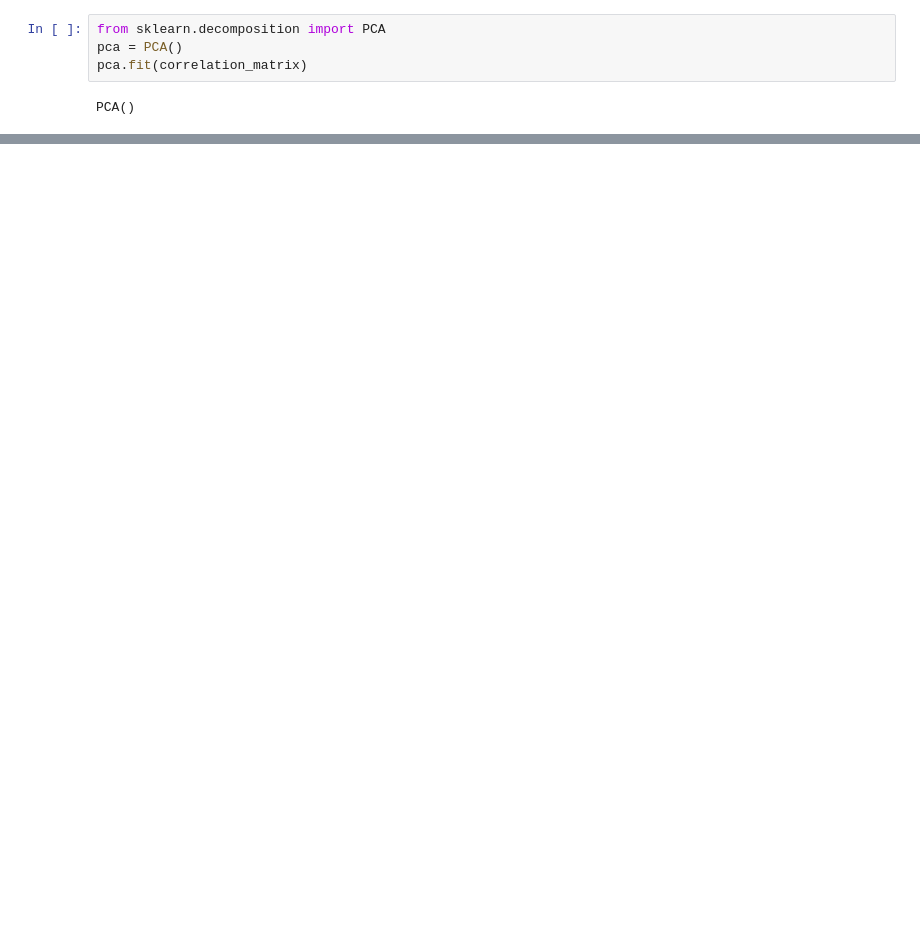
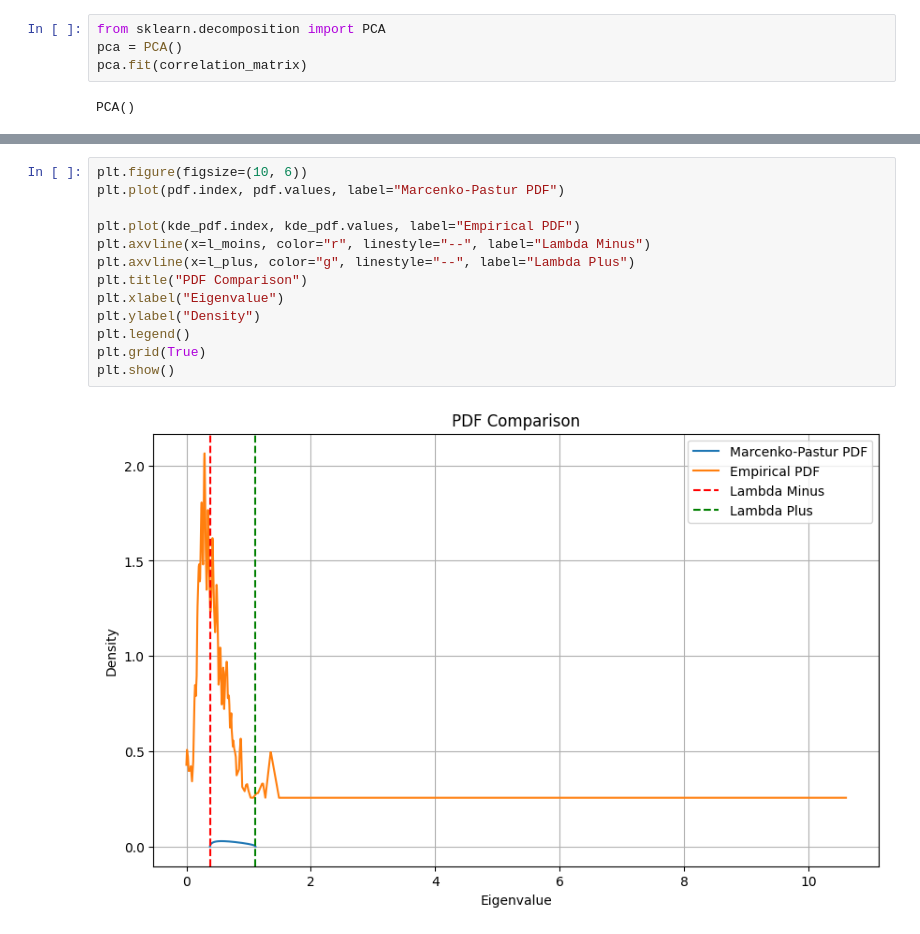
Before and after one commit to Antoinebattini/Pair_trading, a Jupyter notebook: Labo.ipynb, the cells around one changed output, grey strips where cells are left out. Saved outputs shown, nothing was run; the diff lists cells and outputs as text; blank space fills up the shorter version.

```diff
--- a/Labo.ipynb
+++ b/Labo.ipynb
@@ -1086,0 +1143,15 @@ AttributeError: Line2D.set() got an unexpected keyword argument 'bins'
+# %%
+plt.figure(figsize=(10, 6))
+plt.plot(pdf.index, pdf.values, label="Marcenko-Pastur PDF")
+
+plt.plot(kde_pdf.index, kde_pdf.values, label="Empirical PDF")
+plt.axvline(x=l_moins, color="r", linestyle="--", label="Lambda Minus")
+plt.axvline(x=l_plus, color="g", linestyle="--", label="Lambda Plus")
+plt.title("PDF Comparison")
+plt.xlabel("Eigenvalue")
+plt.ylabel("Density")
+plt.legend()
+plt.grid(True)
+plt.show()
+# %% [output]
+[figure, added]
```
Also changed, not shown: parts of 28 cells of this notebook.
